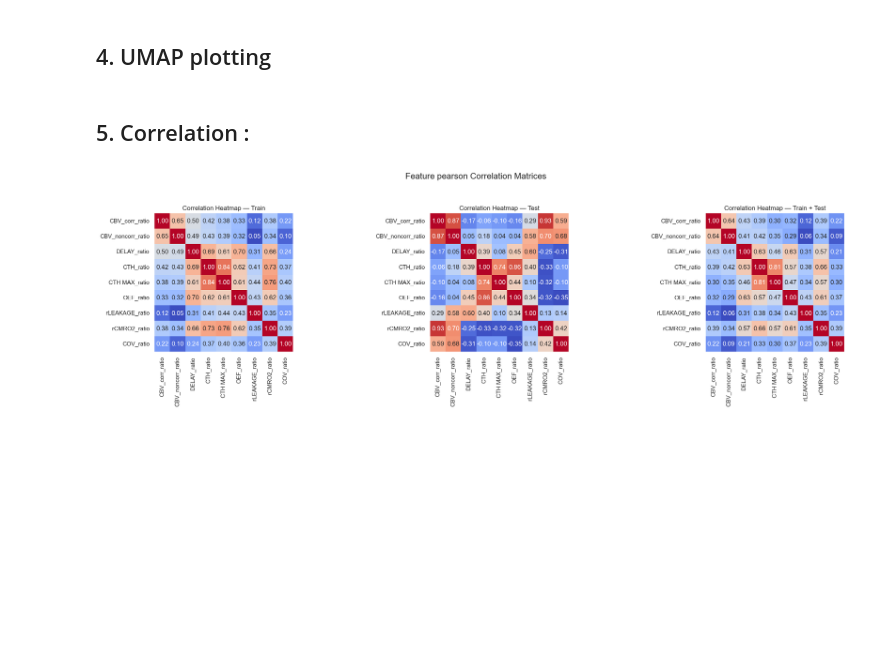
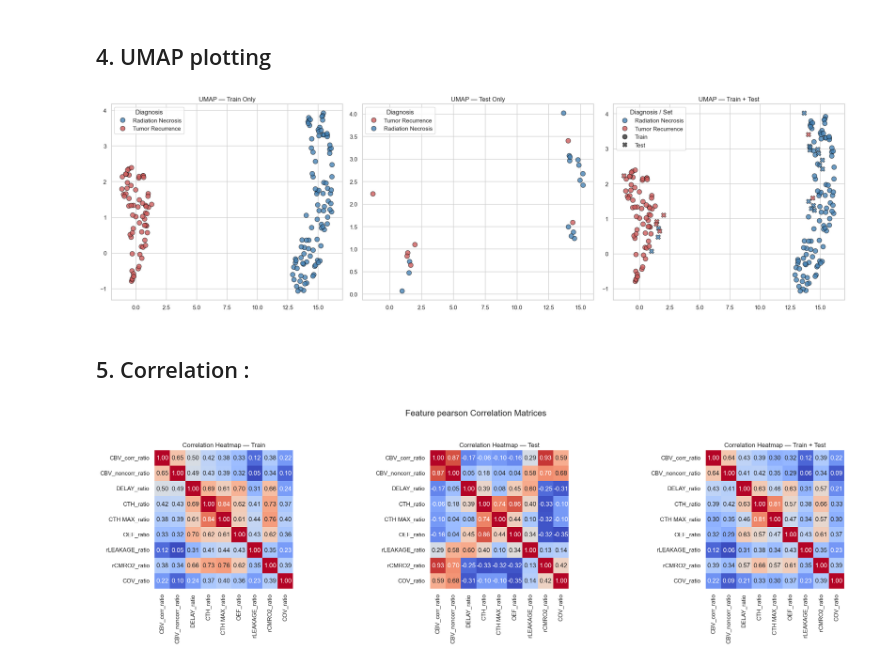
Before and after one commit to maichi98/CercareStatAnalysis, a Jupyter notebook: 03_multibiomarker_analysis.ipynb, the cells around one changed output. Saved outputs shown, nothing was run; the diff lists cells and outputs as text; code cells hidden in the pictures; blank space fills up the shorter version.

```diff
--- a/03_multibiomarker_analysis.ipynb
+++ b/03_multibiomarker_analysis.ipynb
@@ -65,7 +67,9 @@ Biomarker object
 # %% [markdown]
 ## 4.  UMAP plotting
 # %%
-# mb.plot_umap()
+mb.plot_umap()
+# %% [output]
+[figure, added]
 # %% [markdown]
 ## 5. Correlation :
 # %%
```
Also changed, not shown: parts of 8 cells of this notebook, 8 other files.
